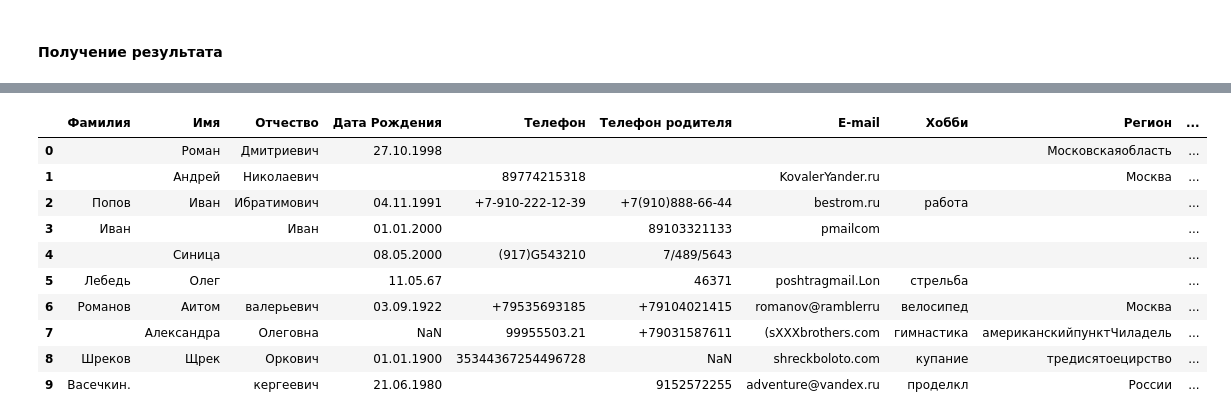
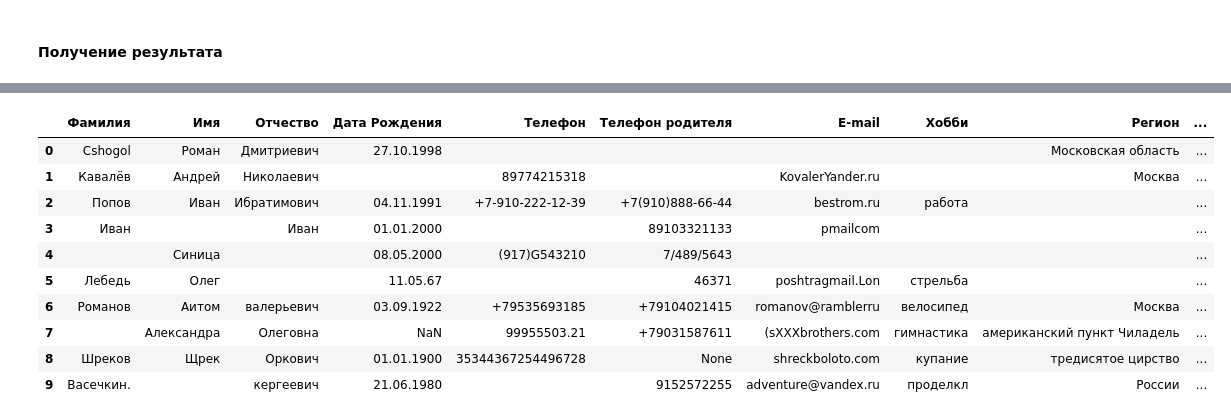
Before and after one commit to VyacheslavGusev/Tg_bot_Yandex_OCR, a Jupyter notebook: Notebooks/Func_Y_OCR/function.ipynb, the cells around one changed output, grey strips where cells are left out. Drawn from its saved outputs; the diff is of its cells as text; code cells hidden in the pictures.

```diff
--- a/Notebooks/Func_Y_OCR/function.ipynb
+++ b/Notebooks/Func_Y_OCR/function.ipynb
@@ -512,7 +512,7 @@ def process_extract_text(text_fields, extracted_data):
         proc_string = ''
         for item in text_fields:
             if abs(int(item['y_coord'][1])/int(item['height'])*100 - int(extracted_data[key]['y_coord'][1])/int(extracted_data[key]['height'])*100) <=1.2 and\
-            int(extracted_data[key]['x_coord'][2]) < int(item['x_coord'][1]) < int(extracted_data[key]['end_segment'])-5:
+            int(extracted_data[key]['x_coord'][2]) <= int(item['x_coord'][1]) < int(extracted_data[key]['end_segment'])-5:
                 proc_string += item['text']+' '
         extracted_data[key]= proc_string
 # %% [markdown]
@@ -882,19 +855,44 @@ res_list[0]
+# %%
+def validate_phone(phone_str):
+    # Проверка на NaN значения
+    if pd.isna(phone_str):
+        return None  # Если значение NaN, возвращаем None
+    # Сначала проверяем, начинается ли значение с буквы
+    if re.match(r'^[А-Яа-яA-Za-z]', phone_str):
+        return None  # Если начинается с буквы, возвращаем None
+    # Далее идет уже существующая логика поиска и валидации номера телефона
+    return re.sub(r'^(\+?\d+(?:[\d\s]*\d)?)(?:\s+[А-Яа-яA-Za-z].*)?$', r'\1', phone_str)
+# %%
+def create_lead_title(entry):
+    # Возвращаем ФИО, если оно есть
+    if 'ФИО' in entry:
+        return entry['ФИО'].strip()
+    # Иначе обрабатываем составные части
+    else:
+        parts = [entry.get(part, '').strip() for part in ['Фамилия', 'Имя', 'Отчество']]
+        # Объединяем части, исключая пустые строки
+        result = ' '.join(part for part in parts if part)
+        return result
 # %%
 df_res = pd.DataFrame(res_list)
-df_res = df_res.map(lambda x: x.replace(' ', '') if isinstance(x, str) else x)
+df_res['Название лида'] = [create_lead_title(item) for item in res_list]
+df_res['E-mail'] = df_res['E-mail'].map(lambda x: x.replace(' ', '') if isinstance(x, str) else x)
+df_res['Дата Рождения'] = df_res['Дата Рождения'].map(lambda x: x.replace(' ', '') if isinstance(x, str) else x)
+df_res['Телефон']   =  df_res['Телефон'].apply(validate_phone).map(lambda x: x.replace(' ', '') if isinstance(x, str) else x)
+df_res['Телефон родителя']   =  df_res['Телефон родителя'].apply(validate_phone).map(lambda x: x.replace(' ', '') if isinstance(x, str) else x)
 df_res.dropna(how='all', inplace=True)
 df_res['интерес'] = interest_list
 df_res.to_excel(f'test_result/test_{file}.xlsx', index=False)
 df_res
 # %% [output]
 |  | Фамилия | Имя | Отчество | Дата Рождения | Телефон | Телефон родителя | E-mail | Хобби | Регион | ... |
-| 0 |  | Роман | Дмитриевич | 27.10.1998 |  |  |  |  | Московскаяобласть | ... |
-| 1 |  | Андрей | Николаевич |  | 89774215318 |  | KovalerYander.ru |  | Москва | ... |
+| 0 | Cshogol | Роман | Дмитриевич | 27.10.1998 |  |  |  |  | Московская область | ... |
+| 1 | Кавалёв | Андрей | Николаевич |  | 89774215318 |  | KovalerYander.ru |  | Москва | ... |
 | 2 | Попов | Иван | Ибратимович | 04.11.1991 | +7-910-222-12-39 | +7(910)888-66-44 | bestrom.ru | работа |  | ... |
 | 3 | Иван |  | Иван | 01.01.2000 |  | 89103321133 | pmailcom |  |  | ... |
 | 4 |  | Синица |  | 08.05.2000 | (917)G543210 | 7/489/5643 |  |  |  | ... |
 | 5 | Лебедь | Олег |  | 11.05.67 |  | 46371 | poshtragmail.Lon | стрельба |  | ... |
 | 6 | Романов | Аитом | валерьевич | 03.09.1922 | +79535693185 | +79104021415 | romanov@ramblerru | велосипед | Москва | ... |
-| 7 |  | Александра | Олеговна | NaN | 99955503.21 | +79031587611 | (sXXXbrothers.com | гимнастика | американскийпунктЧиладель | ... |
-| 8 | Шреков | Щрек | Оркович | 01.01.1900 | 35344367254496728 | NaN | shreckboloto.com | купание | тредисятоецирство | ... |
+| 7 |  | Александра | Олеговна | NaN | 99955503.21 | +79031587611 | (sXXXbrothers.com | гимнастика | американский пункт Чиладель | ... |
+| 8 | Шреков | Щрек | Оркович | 01.01.1900 | 35344367254496728 | None | shreckboloto.com | купание | тредисятое цирство | ... |
 | 9 | Васечкин. |  | кергеевич | 21.06.1980 |  | 9152572255 | adventure@vandex.ru | проделкл | России | ... |
```
Also changed, not shown: parts of 5 cells of this notebook, 1 other file.
